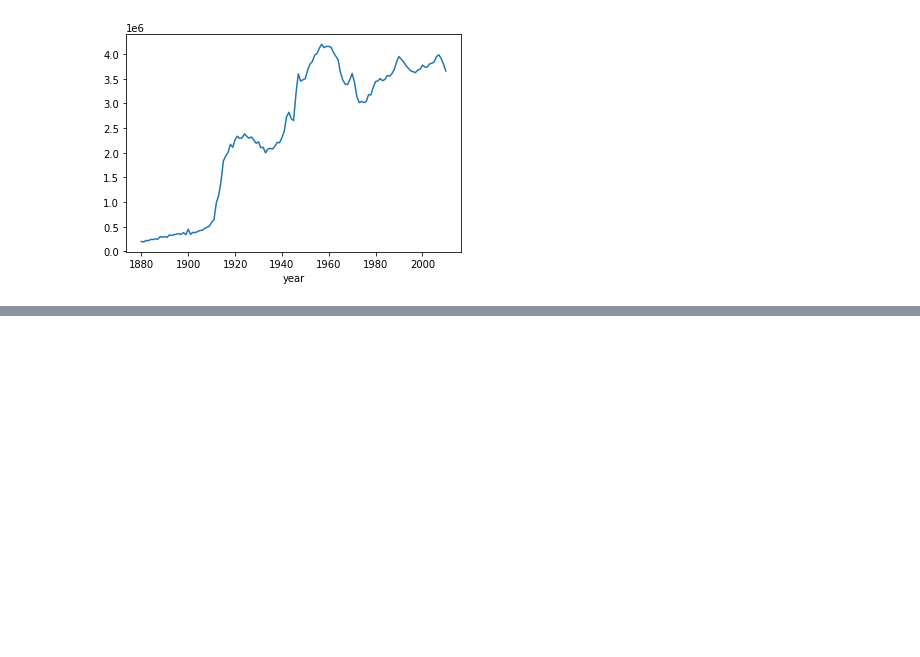
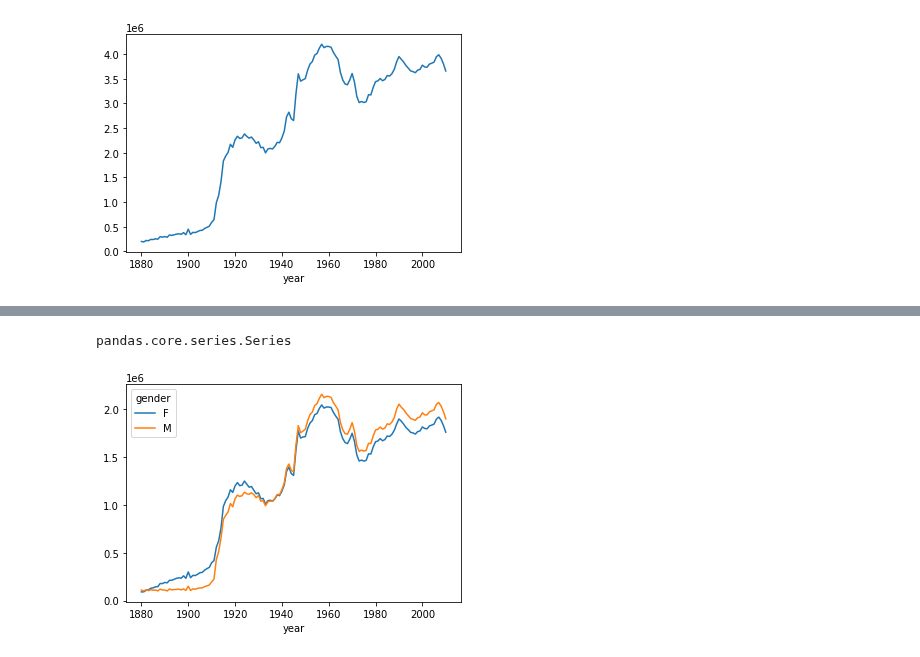
Before and after one commit to esn73/lab_python, a Jupyter notebook: py24_yob.ipynb, the cells around one changed output, grey strips where cells are left out. Saved outputs shown, nothing was run; the diff lists cells and outputs as text; code cells hidden in the pictures; blank space fills up the shorter version.

```diff
--- a/py24_yob.ipynb
+++ b/py24_yob.ipynb
@@ -178,3 +178,5 @@ plt.show()
 [figure]
 # %%
 # 연도별, 성별 신생아 수
+by_year_gender = df.groupby(by=['year', 'gender'])['births'].sum()
+by_year_gender
@@ -180,0 +197,9 @@ plt.show()
+# %%
+type(by_year_gender)
+# %% [output]
+pandas.core.series.Series
+# %%
+sns.lineplot(data=by_year_gender, x='year', y=by_year_gender.values, hue='gender')
+plt.show()
+# %% [output]
+[figure, added]
```
Also changed, not shown: parts of 3 cells of this notebook.
